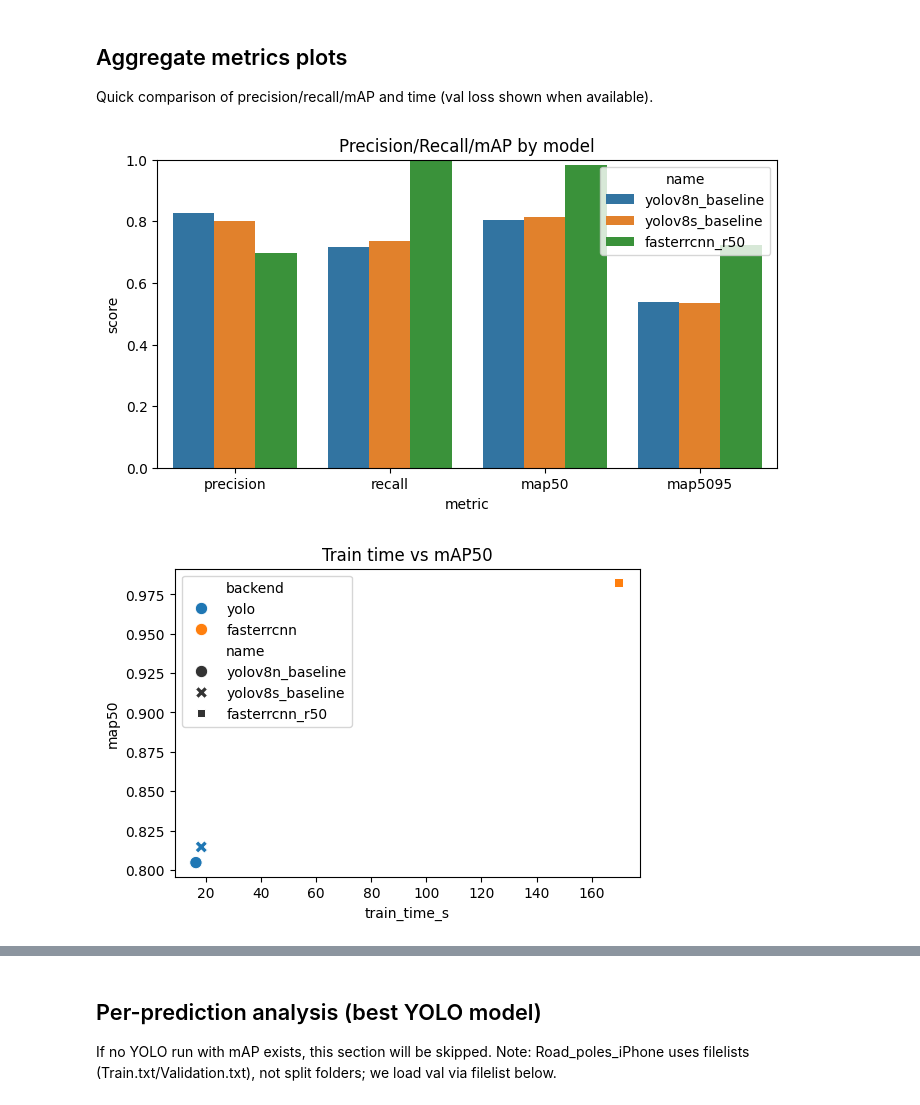
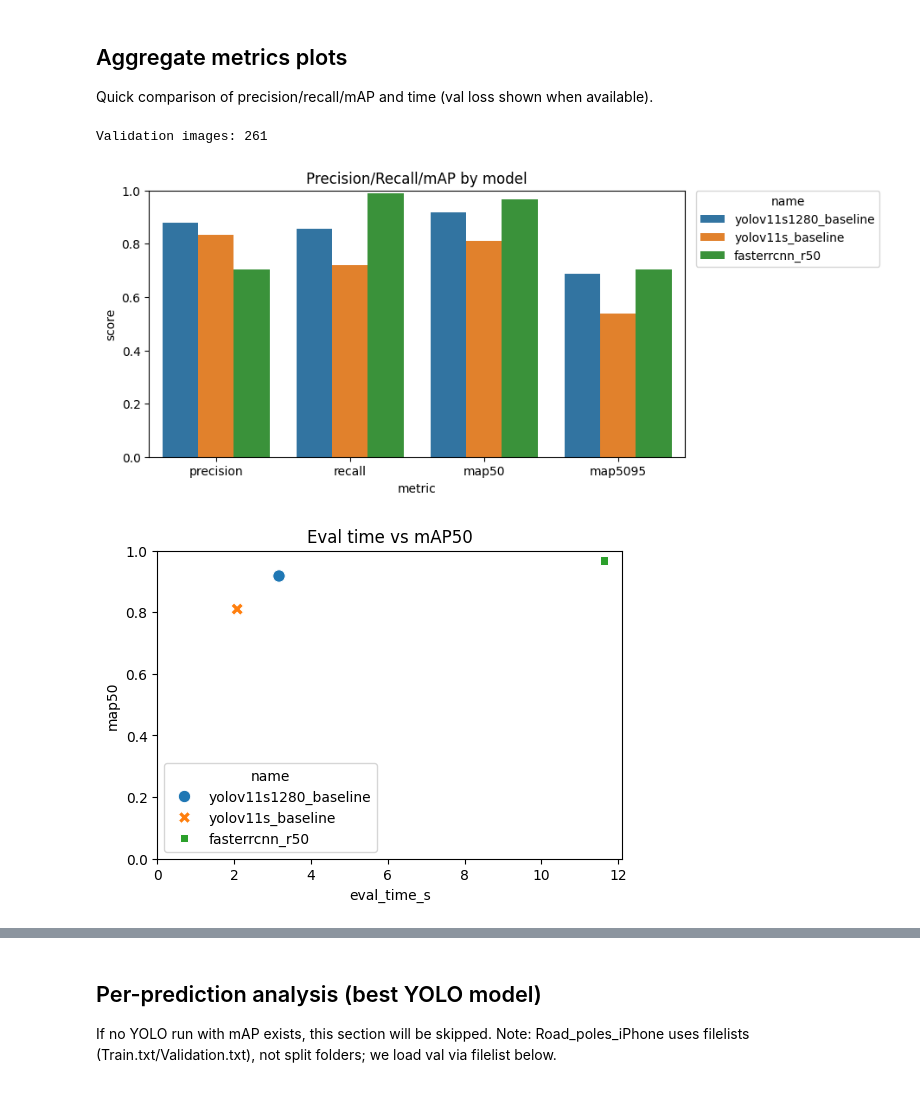
Before and after one commit to HesteBjorn/TDT17-snow-pole-detection, a Jupyter notebook: notebooks/models_exploration.ipynb, the cells around one changed output, grey strips where cells are left out. Cells and saved outputs as stored; diff of their text form; code cells hidden in the pictures.

Commit message:
add: specify dataset as parameter and fix model exploration notebook for fasterrcnn

```diff
--- a/notebooks/models_exploration.ipynb
+++ b/notebooks/models_exploration.ipynb
@@ -42,6 +44,7 @@ PosixPath('/home/erikhbj/Documents/tdt17/TDT17-snow-pole-detection/Poles2025/Roa
 # %%
 # Define experiments across backends
 experiments = [
+    {"name": "yolov11s1280_baseline", "backend": "yolo", "train_cfg": {"model": "yolo11s.pt", "epochs": 3, "batch": 8, "imgsz": 1280}},
     {"name": "yolov11s_baseline", "backend": "yolo", "train_cfg": {"model": "yolo11s.pt", "epochs": 3, "batch": 8, "imgsz": 640}},
     {"name": "fasterrcnn_r50", "backend": "fasterrcnn", "train_cfg": {"epochs": 3, "batch_size": 2, "lr": 0.005}},
 ]
@@ -141,26 +161,53 @@ Overriding model.yaml nc=80 with nc=1
 # %% [markdown]
 ## Aggregate metrics plots
 Quick comparison of precision/recall/mAP and time (val loss shown when available).
+# %%
+# Add frames per second in compute
+dataset_key = getattr(paths, 'dataset_key', None) or infer_dataset_key(paths.dataset_root)
+val_df = load_split_dataframe('valid', dataset_key, paths.dataset_root)
+val_images = val_df['image_path'].dropna().unique().tolist()
+print(f'Validation images: {len(val_images)}')
+results_df["eval_time_img_per_s"] = len(val_images) / results_df["eval_time_s"]  # Total frames/total seconds
+# %% [output]
+Validation images: 261
 # %%
 plot_df = results_df.melt(id_vars=['name','backend'], value_vars=['precision','recall','map50','map5095'], var_name='metric', value_name='score')
 plot_df = plot_df.dropna(subset=['score'])
 fig, ax = plt.subplots(figsize=(8,4))
 sns.barplot(data=plot_df, x='metric', y='score', hue='name', ax=ax)
+leg = ax.legend(title='name', bbox_to_anchor=(1.02, 1), loc='upper left', borderaxespad=0.)
+leg.set_frame_on(True)          # optional styling
+leg.set_title('name')
 ax.set_title('Precision/Recall/mAP by model')
 ax.set_ylim(0, 1)
 plt.show()
 
+# # Broken when loading models
+# fig, ax = plt.subplots(figsize=(6,4))
+# sns.scatterplot(data=results_df, x='train_time_s', y='map50', hue='name', style='name', s=80, ax=ax)
+# ax.set_title('Train time vs mAP50')
+# plt.show()
+
 fig, ax = plt.subplots(figsize=(6,4))
-sns.scatterplot(data=results_df, x='train_time_s', y='map50', hue='backend', style='name', s=80, ax=ax)
-ax.set_title('Train time vs mAP50')
+sns.scatterplot(data=results_df, x='eval_time_s', y='map50', hue='name', style='name', s=80, ax=ax)
+ax.set_xlim(left=0)
+ax.set_ylim(bottom=0, top=1)
+ax.set_title('Eval time vs mAP50')
+plt.show()
+
+fig, ax = plt.subplots(figsize=(6,4))
+sns.scatterplot(data=results_df, x='eval_time_img_per_s', y='map50', hue='name', style='name', s=80, ax=ax)
+ax.set_xlim(left=0)
+ax.set_ylim(bottom=0, top=1)
+ax.set_title('Eval time (frames per second) vs mAP50')
 plt.show()
 
 if results_df['val_loss'].notna().any():
     fig, ax = plt.subplots(figsize=(6,4))
     sns.barplot(data=results_df.dropna(subset=['val_loss']), x='name', y='val_loss', hue='backend', ax=ax)
     ax.set_title('Val loss (where available)')
     plt.xticks(rotation=20)
     plt.show()
 # %% [output]
-[figure, old version]
+[figure, new version]
-[figure, old version]
+[figure, new version]
```
Also changed, not shown: parts of 10 cells of this notebook, 6 other files.
